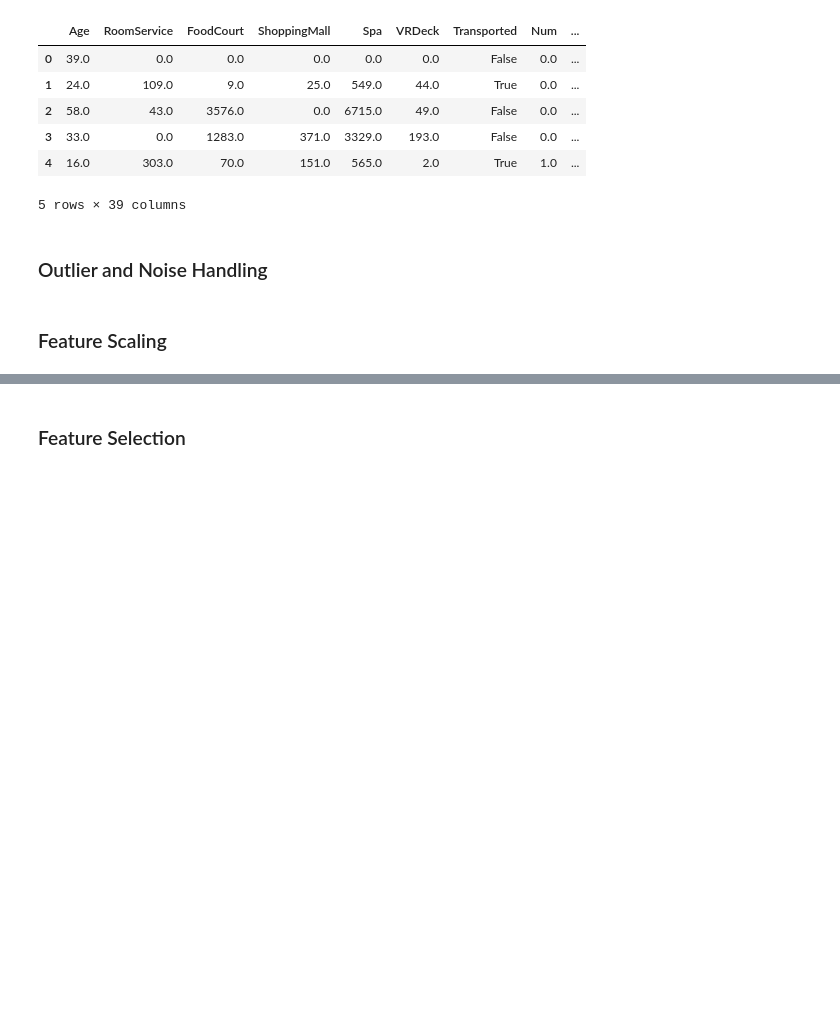
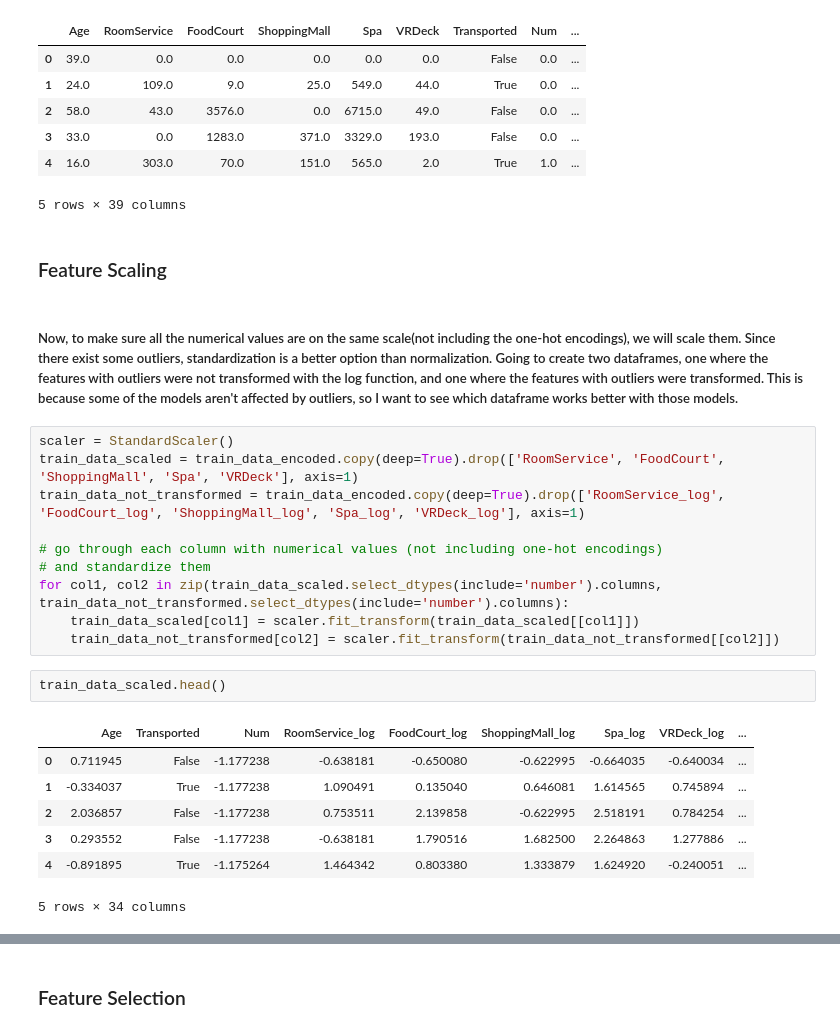
Before and after one commit to cpicazo8304/Spaceship-Titanic-Classification, a Jupyter notebook: notebooks/spaceship-titantic-passenger-classification.ipynb, the cells around one changed output, grey strips where cells are left out. Drawn from its saved outputs; the diff is of its cells as text; blank space fills up the shorter version.

```diff
--- a/notebooks/spaceship-titantic-passenger-classification.ipynb
+++ b/notebooks/spaceship-titantic-passenger-classification.ipynb
@@ -329,7 +332,27 @@ train_data_encoded.head()
 | 3 | 33.0 | 0.0 | 1283.0 | 371.0 | 3329.0 | 193.0 | False | 0.0 | ... |
 | 4 | 16.0 | 303.0 | 70.0 | 151.0 | 565.0 | 2.0 | True | 1.0 | ... |
 5 rows × 39 columns
-# %% [markdown]
-<h3>Outlier and Noise Handling</h3>
 # %% [markdown]
 <h3>Feature Scaling</h3>
+# %% [markdown]
+<h5>Now, to make sure all the numerical values are on the same scale(not including the one-hot encodings), we will scale them. Since there exist some outliers, standardization is a better option than normalization. Going to create two dataframes, one where the features with outliers were not transformed with the log function, and one where the features with outliers were transformed. This is because some of the models aren't affected by outliers, so I want to see which dataframe works better with those models.</h5>
+# %%
+scaler = StandardScaler()
+train_data_scaled = train_data_encoded.copy(deep=True).drop(['RoomService', 'FoodCourt', 'ShoppingMall', 'Spa', 'VRDeck'], axis=1)
+train_data_not_transformed = train_data_encoded.copy(deep=True).drop(['RoomService_log', 'FoodCourt_log', 'ShoppingMall_log', 'Spa_log', 'VRDeck_log'], axis=1)
+
+# go through each column with numerical values (not including one-hot encodings)
+# and standardize them
+for col1, col2 in zip(train_data_scaled.select_dtypes(include='number').columns, train_data_not_transformed.select_dtypes(include='number').columns):
+    train_data_scaled[col1] = scaler.fit_transform(train_data_scaled[[col1]])
+    train_data_not_transformed[col2] = scaler.fit_transform(train_data_not_transformed[[col2]])
+# %%
+train_data_scaled.head()
+# %% [output]
+|  | Age | Transported | Num | RoomService_log | FoodCourt_log | ShoppingMall_log | Spa_log | VRDeck_log | ... |
+| 0 | 0.711945 | False | -1.177238 | -0.638181 | -0.650080 | -0.622995 | -0.664035 | -0.640034 | ... |
+| 1 | -0.334037 | True | -1.177238 | 1.090491 | 0.135040 | 0.646081 | 1.614565 | 0.745894 | ... |
+| 2 | 2.036857 | False | -1.177238 | 0.753511 | 2.139858 | -0.622995 | 2.518191 | 0.784254 | ... |
+| 3 | 0.293552 | False | -1.177238 | -0.638181 | 1.790516 | 1.682500 | 2.264863 | 1.277886 | ... |
+| 4 | -0.891895 | True | -1.175264 | 1.464342 | 0.803380 | 1.333879 | 1.624920 | -0.240051 | ... |
+5 rows × 34 columns
```
Also changed, not shown: parts of 7 cells of this notebook.
